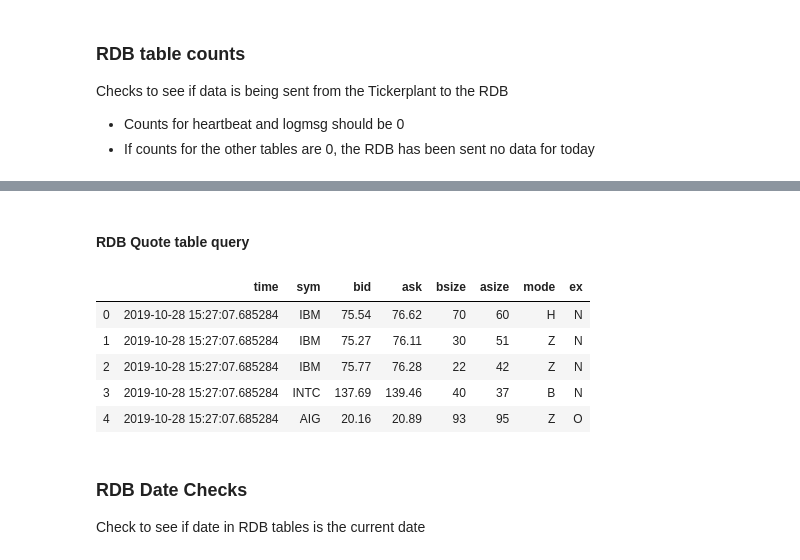
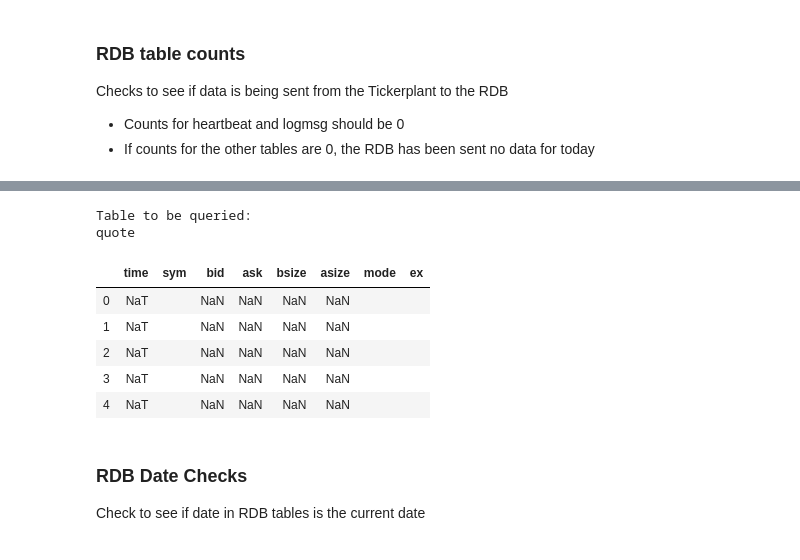
Before and after one commit to PeterSmiley/TorQ, a Jupyter notebook: test1.ipynb, the cells around one changed output, grey strips where cells are left out. Cells and saved outputs as stored; diff of their text form; code cells hidden in the pictures.

```diff
--- a/test1.ipynb
+++ b/test1.ipynb
@@ -233,14 +220,17 @@ rdbtquery
-# %% [markdown]
-#### RDB Quote table query
-# %%
-rdbqquery
-# %% [output]
-|  | time | sym | bid | ask | bsize | asize | mode | ex |
-| 0 | 2019-10-28 15:27:07.685284 | IBM | 75.54 | 76.62 | 70 | 60 | H | N |
-| 1 | 2019-10-28 15:27:07.685284 | IBM | 75.27 | 76.11 | 30 | 51 | Z | N |
-| 2 | 2019-10-28 15:27:07.685284 | IBM | 75.77 | 76.28 | 22 | 42 | Z | N |
-| 3 | 2019-10-28 15:27:07.685284 | INTC | 137.69 | 139.46 | 40 | 37 | B | N |
-| 4 | 2019-10-28 15:27:07.685284 | AIG | 20.16 | 20.89 | 93 | 95 | Z | O |
+# %%
+print ('Table to be queried:')
+name = tabname.decode('UTF-8')
+print (name)
+rdbtquery
+# %% [output]
+Table to be queried:
+quote
+|  | time | sym | bid | ask | bsize | asize | mode | ex |
+| 0 | NaT |  | NaN | NaN | NaN | NaN |  |  |
+| 1 | NaT |  | NaN | NaN | NaN | NaN |  |  |
+| 2 | NaT |  | NaN | NaN | NaN | NaN |  |  |
+| 3 | NaT |  | NaN | NaN | NaN | NaN |  |  |
+| 4 | NaT |  | NaN | NaN | NaN | NaN |  |  |
 # %% [markdown]
 ### RDB Date Checks
 Check to see if date in RDB tables is the current date
```
Also changed, not shown: parts of 15 cells of this notebook.
